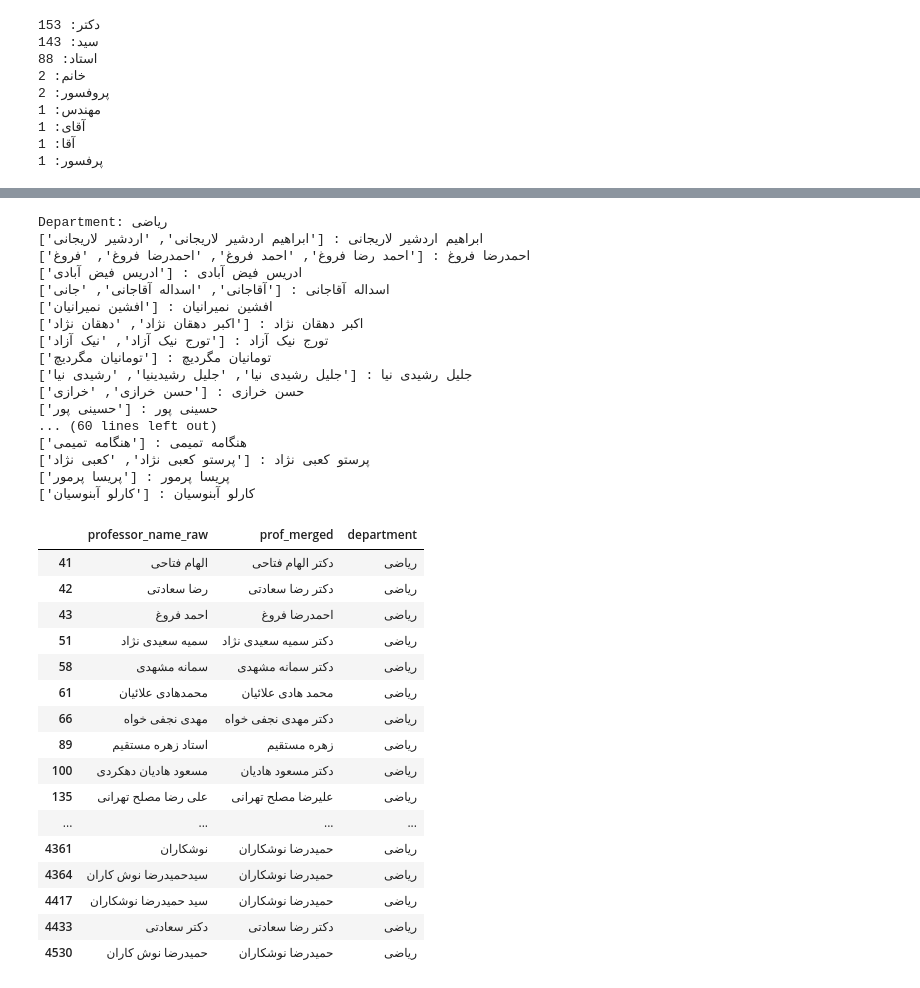
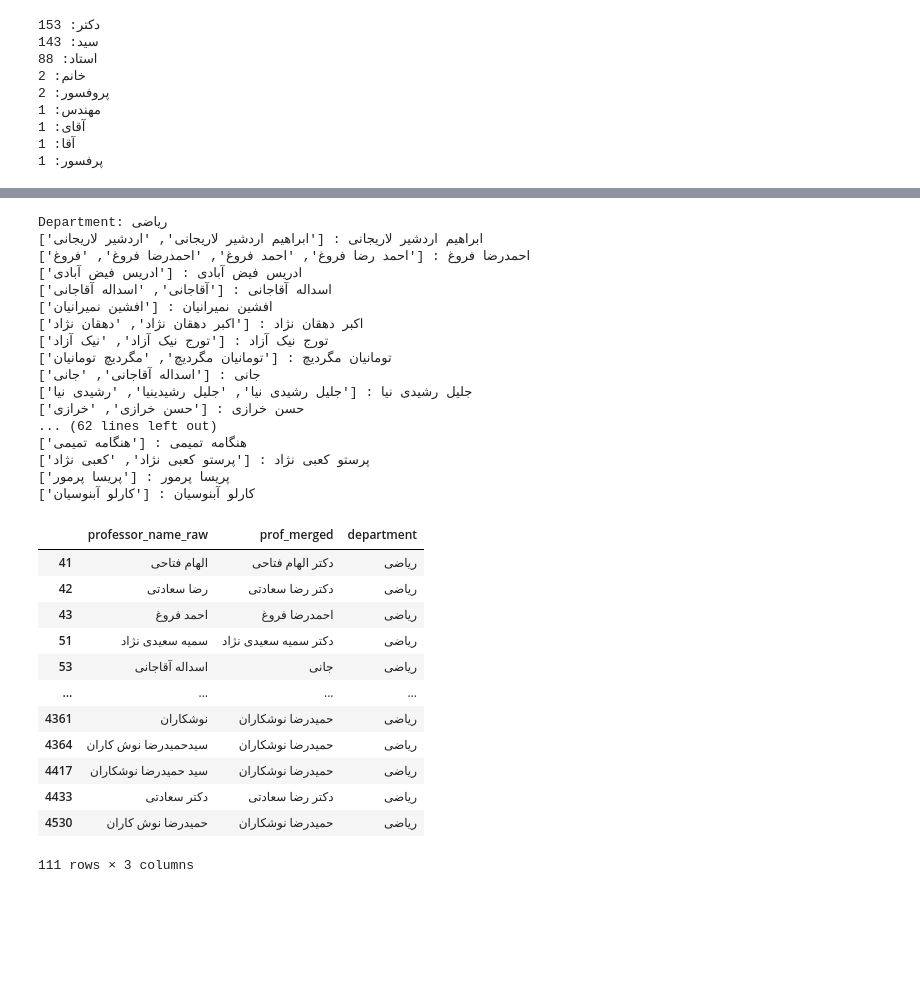
Before and after one commit to aminnademi/Elmosyar, a Jupyter notebook: Cleaning.ipynb, the cells around one changed output, grey strips where cells are left out. Drawn from its saved outputs; the diff is of its cells as text; code cells hidden in the pictures; blank space fills up the shorter version.

Commit message:
Update The Professor Names Normalization

```diff
--- a/Cleaning.ipynb
+++ b/Cleaning.ipynb
@@ -50,6 +50,8 @@ Departments: 18
 df['comment_text'].isna().sum()
 # %% [output]
 np.int64(16)
+# %%
+df.loc[df['department'] == 'شیمی', 'department'] = 'مهندسی_شیمی'
 # %% [markdown]
 ### Term Normalization
 # %%
@@ -163,11 +172,10 @@ combined
 # %%
-src_col = 'professor_name_raw'
-out_col = 'prof_merged'
+inp = 'professor_name_raw'
+out = 'prof_merged'
 
 # INITIAL NORMALIZE
-CHAR_MAP = {'ي':'ی','ى':'ی','ك':'ک','ؤ':'و','ے':'ی','أ':'ا','إ':'ا','ٱ':'ا','ـ':''}
+CHAR_MAP = {'ي':'ی','ى':'ی','ے':'ی','ك':'ک'}
 ZW_RE = re.compile(r'[\u200c\u200d\uFEFF]')
-PUNCT_RE = re.compile(r'[^\w\sآ-ی]')
 
 def basic_normalize(s):
     if not isinstance(s, str):
@@ -177,11 +185,10 @@ def basic_normalize(s):
     for a, b in CHAR_MAP.items():
         s = s.replace(a, b)
     s = ZW_RE.sub('', s)
-    s = PUNCT_RE.sub(' ', s)
     return re.sub(r'\s+', ' ', s).strip()
 
 # Prefixes Removal
-PREFIXES = ['سیده', 'سید', 'مهندس', 'استاد', 'خانم', 'پروفسور', 'پرفسور', 'آقا', 'آقای', 'اقای دکتز']
+PREFIXES = ['سیده', 'سید', 'مهندس', 'استاد', 'خانم', 'پروفسور', 'پرفسور', 'آقای', 'آقا', 'اقای دکتز']
 pat_start = re.compile(r'^\s*(?:' + '|'.join(map(re.escape, PREFIXES)) + r')(?=\s|[آ-ی]|$)\s*')
 
 # Special Case
@@ -226,7 +233,7 @@ def format_rep(base, has_doc):
 DEPT_TH = {'فیزیک': 0.75, 'مکانیک': 0.75, 'مهندسی_مواد': 0.80, 'مهندسی_کامپیوتر': 0.71,
 'برق': 0.76, 'مهندسی_عمران': 0.71, 'معارف': 0.79, 'مهندسی_شیمی': 0.80, 'ریاضی': 0.72, 'مهندسی_راه_آهن': 0.79,}
 
-def name_similarity(a, b, dept):
+def name_similarity(a, b, dept=None):
     a = re.sub(r'\s+', ' ', a.strip())
     b = re.sub(r'\s+', ' ', b.strip())
     if not a or not b:
@@ -387,8 +364,9 @@ def print_clusters_by_department(df, src_col, out_col, dept):
         print(f"{unique_members} : {rep}")
 # %%
 dfn = df[~mask].copy()
-dfn = merge_names_by_department(dfn, src_col, out_col)
-dfn = apply_manual_merge(dfn,src_col, out_col)
+dfn = merge_by_dept(dfn, inp, out)
+inv = {v: k for k, v in manual_cases.items()}
+dfn[out] = dfn['professor_name_raw'].map(inv).fillna(dfn[out])
 # %%
 dfn['department'].unique()
 # %% [output]
@@ -400,62 +377,36 @@ array(['برق', 'مهندسی_کامپیوتر', 'مهندسی_مواد', 'مک
 # %%
-print_clusters_by_department(dfn, src_col, out_col, 'ریاضی')
+print_clusters_by_department(dfn, inp, out, 'ریاضی')
 # %% [output]
 Department: ریاضی
 ['ابراهیم اردشیر لاریجانی', 'اردشیر لاریجانی'] : ابراهیم اردشیر لاریجانی
 ['احمد رضا فروغ', 'احمد فروغ', 'احمدرضا فروغ', 'فروغ'] : احمدرضا فروغ
 ['ادریس فیض آبادی'] : ادریس فیض آبادی
-['آقاجانی', 'اسداله آقاجانی', 'جانی'] : اسداله آقاجانی
+['آقاجانی', 'اسداله آقاجانی'] : اسداله آقاجانی
 ['افشین نمیرانیان'] : افشین نمیرانیان
 ['اکبر دهقان نژاد', 'دهقان نژاد'] : اکبر دهقان نژاد
 ['تورج نیک آزاد', 'نیک آزاد'] : تورج نیک آزاد
-['تومانیان مگردیچ'] : تومانیان مگردیچ
+['تومانیان مگردیچ', 'مگردیچ تومانیان'] : تومانیان مگردیچ
+['اسداله آقاجانی', 'جانی'] : جانی
 ['جلیل رشیدی نیا', 'جلیل رشیدینیا', 'رشیدی نیا'] : جلیل رشیدی نیا
 ['حسن خرازی', 'خرازی'] : حسن خرازی
-['حسینی پور'] : حسینی پور
-... (60 lines left out)
+... (62 lines left out)
 ['هنگامه تمیمی'] : هنگامه تمیمی
 ['پرستو کعبی نژاد', 'کعبی نژاد'] : پرستو کعبی نژاد
 ['پریسا پرمور'] : پریسا پرمور
 ['کارلو آبنوسیان'] : کارلو آبنوسیان
 # %%
-dept_name = 'ریاضی'
-
-original_max_rows = pd.get_option('display.max_rows')
-original_max_columns = pd.get_option('display.max_columns')
-original_width = pd.get_option('display.width')
-
-pd.set_option('display.max_rows', None)
-pd.set_option('display.max_columns', None)
-pd.set_option('display.width', None)
-
-filtered = (
-    dfn.loc[
-        (dfn['department'] == dept_name) & (dfn[src_col] != dfn[out_col]),
-        [src_col, out_col, 'department']
-    ]
-    .drop_duplicates()
-)
-
-display(filtered)
-
-pd.set_option('display.max_rows', original_max_rows)
-pd.set_option('display.max_columns', original_max_columns)
-pd.set_option('display.width', original_width)
+dfn.loc[(dfn['department'] == 'ریاضی') & (dfn[inp] != dfn[out]), [inp, out, 'department']].drop_duplicates()
 # %% [output]
 |  | professor_name_raw | prof_merged | department |
 | 41 | الهام فتاحی | دکتر الهام فتاحی | ریاضی |
 | 42 | رضا سعادتی | دکتر رضا سعادتی | ریاضی |
 | 43 | احمد فروغ | احمدرضا فروغ | ریاضی |
 | 51 | سمیه سعیدی نژاد | دکتر سمیه سعیدی نژاد | ریاضی |
-| 58 | سمانه مشهدی | دکتر سمانه مشهدی | ریاضی |
-| 61 | محمدهادی علائیان | محمد هادی علائیان | ریاضی |
-| 66 | مهدی نجفی خواه | دکتر مهدی نجفی خواه | ریاضی |
-| 89 | استاد زهره مستقیم | زهره مستقیم | ریاضی |
-| 100 | مسعود هادیان دهکردی | دکتر مسعود هادیان | ریاضی |
-| 135 | علی رضا مصلح تهرانی | علیرضا مصلح تهرانی | ریاضی |
+| 53 | اسداله آقاجانی | جانی | ریاضی |
 | ... | ... | ... | ... |
 | 4361 | نوشکاران | حمیدرضا نوشکاران | ریاضی |
 | 4364 | سيدحميدرضا نوش کاران | حمیدرضا نوشکاران | ریاضی |
 | 4417 | سید حمیدرضا نوشکاران | حمیدرضا نوشکاران | ریاضی |
 | 4433 | دکتر سعادتی | دکتر رضا سعادتی | ریاضی |
 | 4530 | حمیدرضا نوش کاران | حمیدرضا نوشکاران | ریاضی |
+111 rows × 3 columns
```
Also changed, not shown: parts of 11 cells of this notebook.
